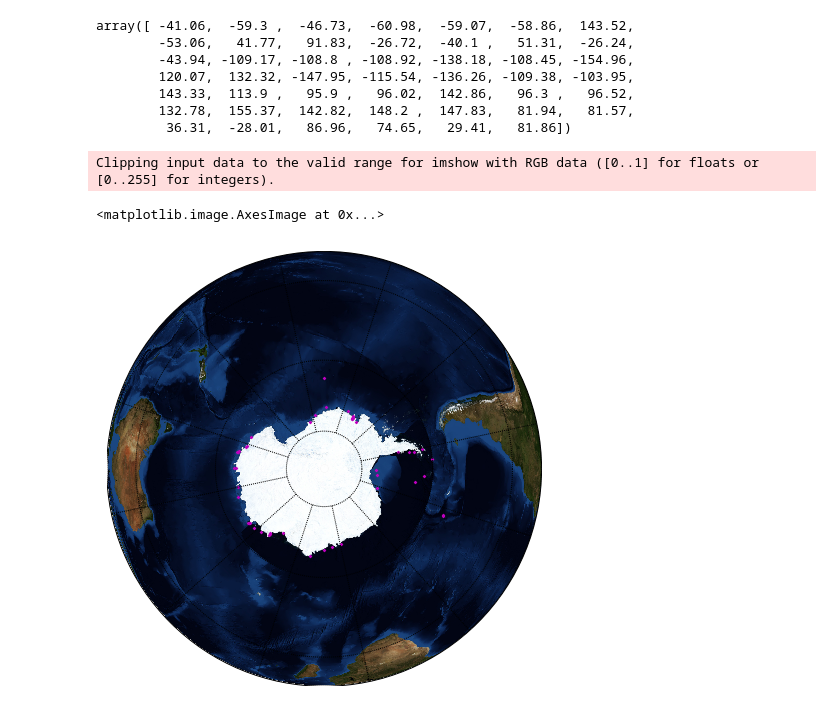
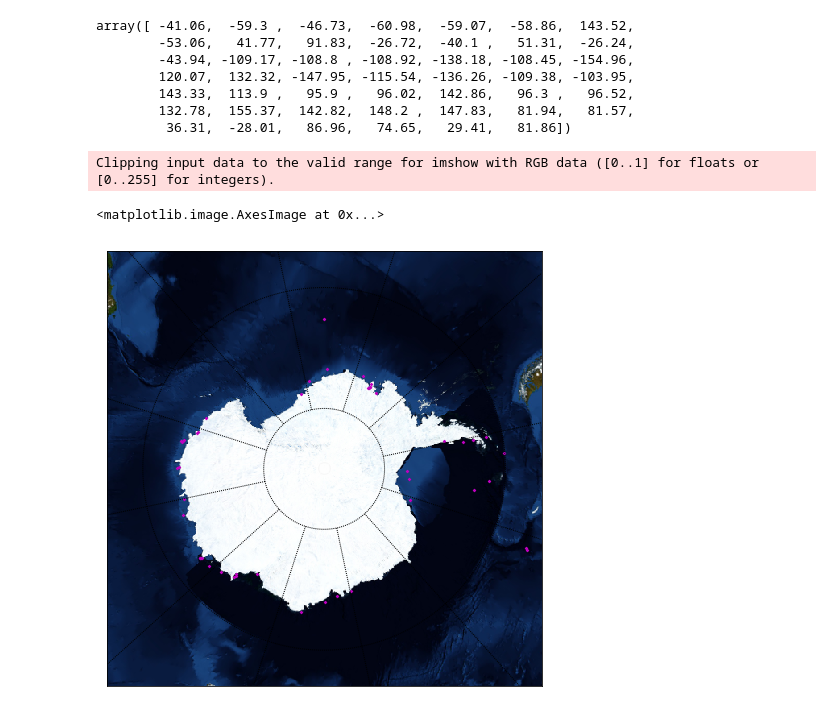
Before and after one commit to codeybear/Icebergs, a Jupyter notebook: basemaptest.ipynb, the cells around one changed output. Cells and saved outputs as stored; diff of their text form; code cells hidden in the pictures.

```diff
--- a/basemaptest.ipynb
+++ b/basemaptest.ipynb
@@ -35,18 +35,21 @@ array([ -41.06,  -59.3 ,  -46.73,  -60.98,  -59.07,  -58.86,  143.52,
          36.31,  -28.01,   86.96,   74.65,   29.41,   81.86])
 # %%
 plt.figure(figsize=(8,8))
-m = Basemap(projection='ortho', resolution='l', lat_0=-90, lon_0=-138)
+m = Basemap(projection='aeqd', resolution='l', lat_0=-90, lon_0=-138, width=8000000, height=8000000)
+            #llcrnrx=0, llcrnry=0, urcrnrx=10000, urcrnry=10000)
+            #llcrnrlon=0.,llcrnrlat=-60.,urcrnrlon=-180.,urcrnrlat=-60.)
 m.drawmeridians(np.arange(0,360,30))
 m.drawparallels(np.arange(-90,90,30))
 
 lons = df['Longitude'].values
 lats = df['Latitude'].values
+iceberg = df['Iceberg'].values
 
 x, y = m(lons, lats)
 
 m.scatter(x, y, 3, marker='D', color='m')
 m.bluemarble(scale=0.5)
 # %% [output]
 Clipping input data to the valid range for imshow with RGB data ([0..1] for floats or [0..255] for integers).
 <matplotlib.image.AxesImage at 0x...>
-[figure, old version]
+[figure, new version]
```
